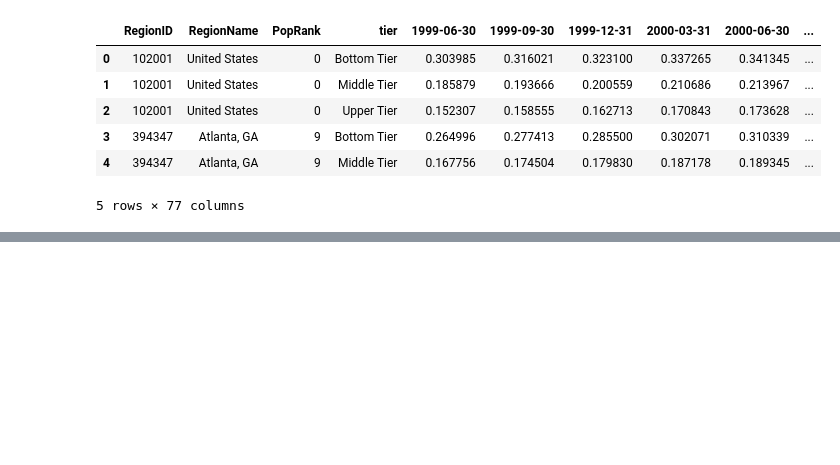
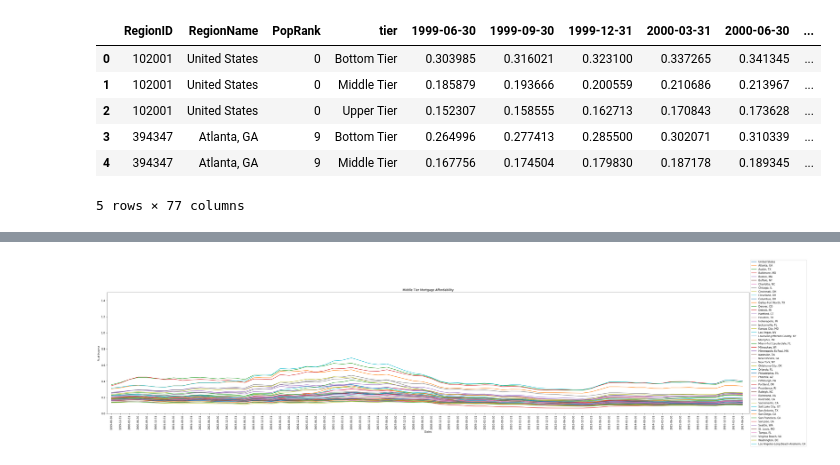
Before and after one commit to LoriHarris/Real_Estate_Affordability, a Jupyter notebook: Mort_Rent_Afford.ipynb, the cells around one changed output, grey strips where cells are left out. Cells and saved outputs as stored; diff of their text form; code cells hidden in the pictures; blank space fills up the shorter version.

```diff
--- a/Mort_Rent_Afford.ipynb
+++ b/Mort_Rent_Afford.ipynb
@@ -88,0 +65,26 @@ plt.xticks(tick_locations, mort_bottom['RegionName'], rotation= 'vertical')
+# %%
+mort_middle_data = mort_middle.iloc[:, 5:(len(mort_middle.columns))]
+dates = mort_middle_data.columns
+mort_middle_data["City"] = mort_middle["RegionName"]
+mb_city_index = mort_middle_data.set_index('City')
+mb_flipped = mb_city_index.transpose()
+
+plt.figure(figsize=(40,10))
+plt.plot(mb_flipped,)
+plt.ylim(0,1.5)
+plt.xlim(-0.5, 71.75)
+plt.legend(loc='center left', bbox_to_anchor=(1.0, 0.5), labels= fig_legend)
+
+plt.title("Middle Tier Mortgage Affordability")
+plt.ylabel("% of Income")
+plt.xlabel("Dates")
+
+x_axis = np.arange(len(dates))
+tick_locations= [value for value in x_axis]
+plt.xticks(tick_locations, dates, rotation='vertical')
+
+plt.tight_layout()
+plt.savefig("Images/MortAfford_middleier.png")
+plt.show()
+# %% [output]
+[figure, added]
```
Also changed, not shown: parts of 12 cells of this notebook, 6 other files.
